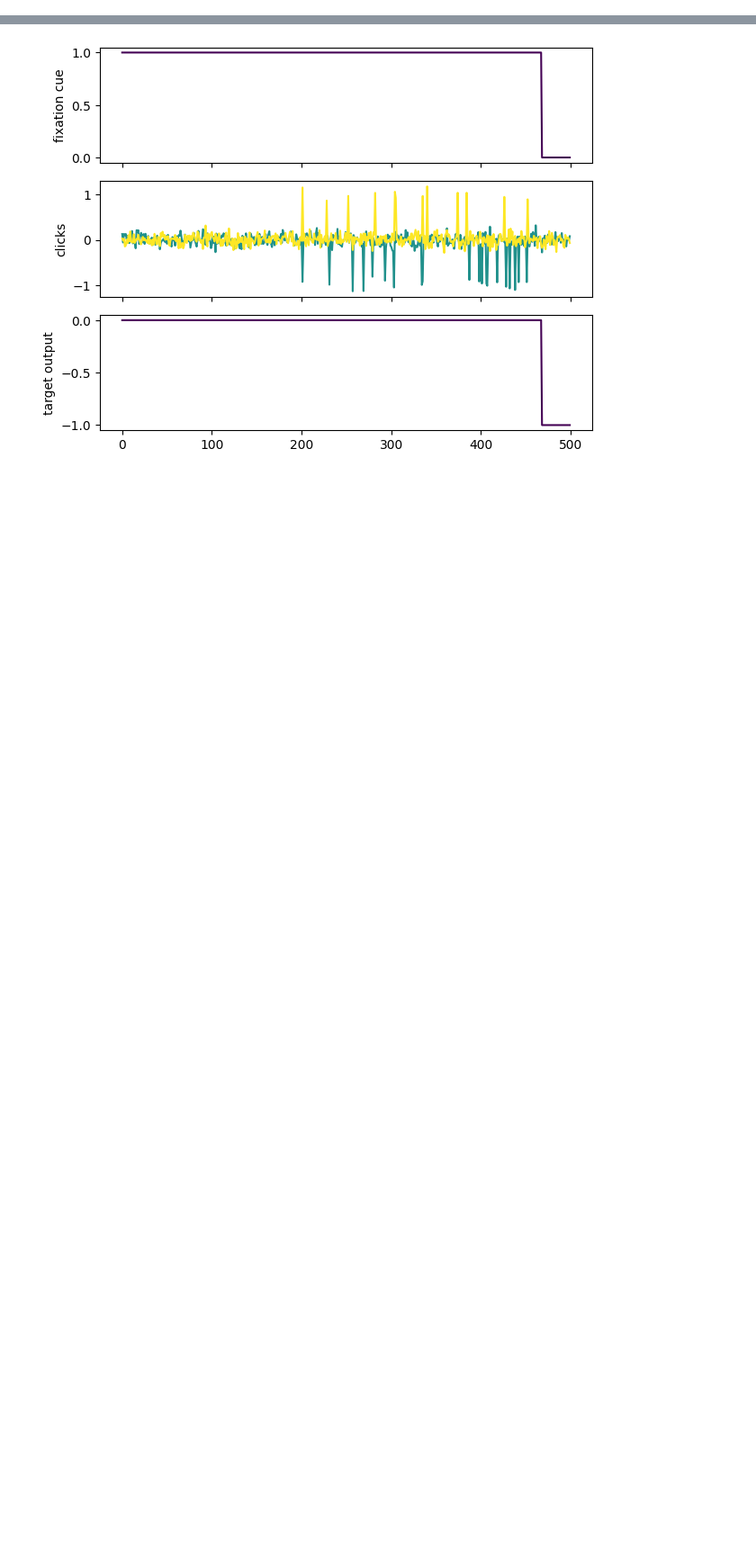
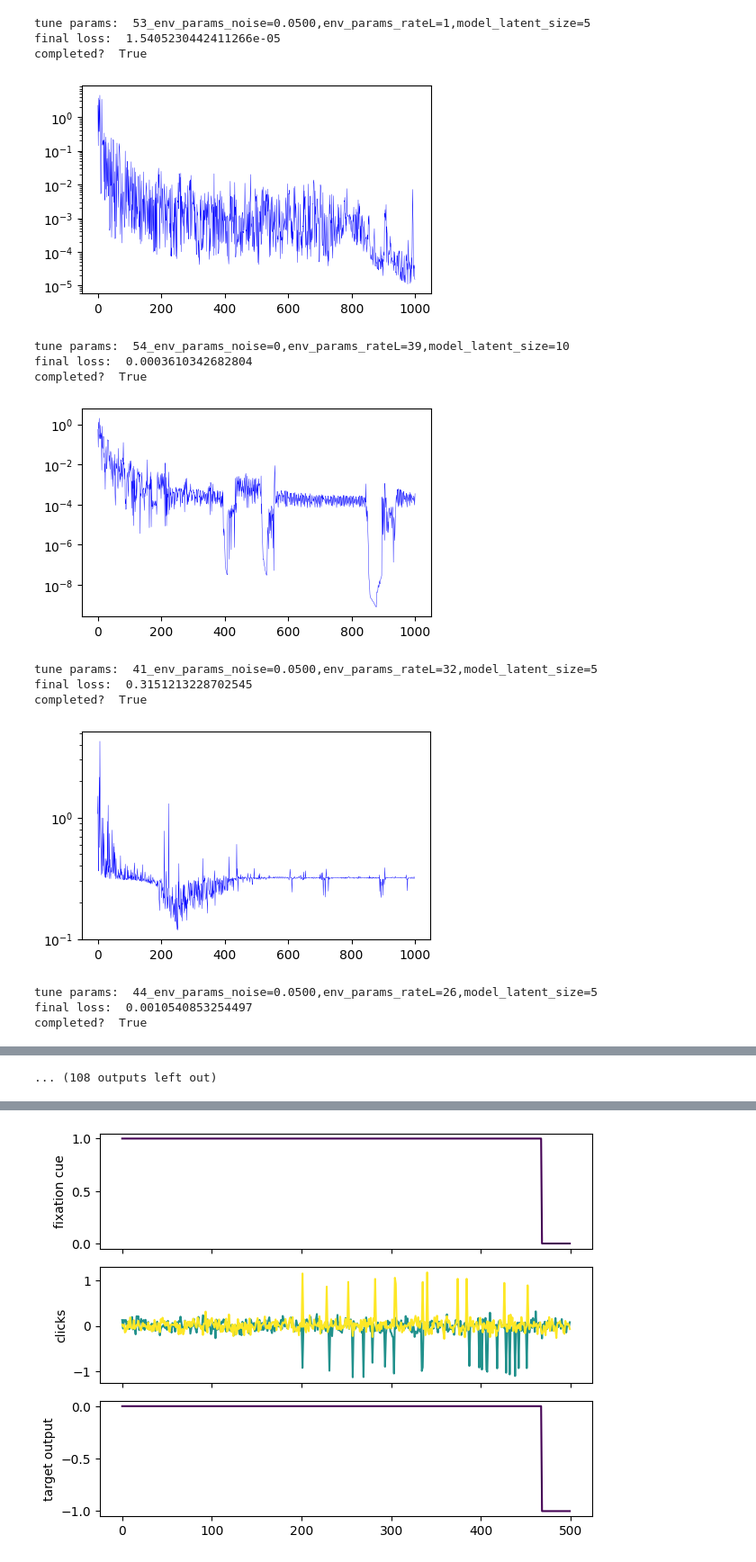
Before and after one commit to alejandradu/ComputationThruDynamicsBenchmark, a Jupyter notebook: examples/notebooks/Task_train+LINT.ipynb, the cells around one changed output, grey strips where cells are left out. Shown at 90% size. Saved outputs shown, nothing was run; the diff lists cells and outputs as text; code cells hidden in the pictures; blank space fills up the shorter version.

```diff
--- a/examples/notebooks/Task_train+LINT.ipynb
+++ b/examples/notebooks/Task_train+LINT.ipynb
@@ -8,0 +31,63 @@ HOME_DIR = os.getenv("HOME_DIR")  # directs to gpfs in scratch
+# %%
+# iterate over all tune runs and
+# 1. create analysis folders
+# 2. print the final val/train loss for each + the training dynamics
+# 2. plot the trial io AND flow field + latents
+# 3. select the best ones
+
+import os
+import pandas as pd
+import matplotlib.pyplot as plt
+import json
+
+RUN_DIR = "/scratch/gpfs/ad2002/content/runs/task-trained/20250323_PClicks_NODE_grid"
+TRAINED_MODELS_DIR = ""
+
+TOTAL_ITERS = 1000
+PRINT_LOSS_CURVES = True
+FLOW_FIELD = False
+
+dirs = os.listdir(RUN_DIR)
+# retrieve the last training for that model and task
+latest_dir = dirs[len(dirs)-2]
+# get all hyperparam combs for the latest train run
+tunes = os.listdir(RUN_DIR + "/" + latest_dir)
+
+for tune in tunes:
+
+    prog_path = RUN_DIR + "/" + latest_dir + "/" + tune + '/progress.csv'
+    params_path = RUN_DIR + "/" + latest_dir + "/" + tune + '/params.json'
+    if os.path.exists(prog_path):
+        df = pd.read_csv(prog_path)
+        loss = df.iloc[:, 0]
+        print("tune params: ", tune)
+        print("final loss: ", loss[len(loss)-1])
+        print("completed? ", len(loss) == TOTAL_ITERS)
+
+        if PRINT_LOSS_CURVES:
+            fig, ax = plt.subplots(figsize=(5, 3), dpi=100)
+            ax.plot(loss, linestyle="-", color="b", label="val loss", linewidth=0.3)
+            ax.set_yscale('log')
+            plt.show()
+
+        if FLOW_FIELD:
+            # create analysis object
+            pass
+
+# group by rate
+# %% [output]
+tune params:  53_env_params_noise=0.0500,env_params_rateL=1,model_latent_size=5
+final loss:  1.5405230442411266e-05
+completed?  True
+[figure, added]
+tune params:  54_env_params_noise=0,env_params_rateL=39,model_latent_size=10
+final loss:  0.0003610342682804
+completed?  True
+[figure, added]
+tune params:  41_env_params_noise=0.0500,env_params_rateL=32,model_latent_size=5
+final loss:  0.3151213228702545
+completed?  True
+[figure, added]
+tune params:  44_env_params_noise=0.0500,env_params_rateL=26,model_latent_size=5
+final loss:  0.0010540853254497
+completed?  True
@@ -9,3 +103,4 @@ HOME_DIR = os.getenv("HOME_DIR")  # directs to gpfs in scratch
+... (108 outputs left out)
 # %%
 from ctd.comparison.analysis.tt.tt import Analysis_TT
 
```
Also changed, not shown: parts of 5 cells of this notebook, 20 other files.
